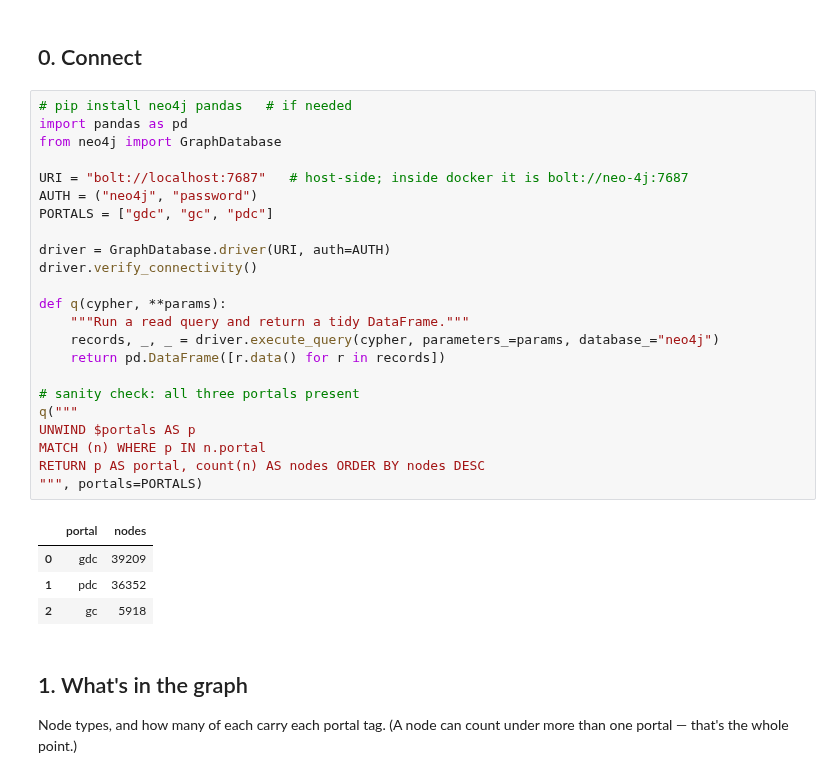
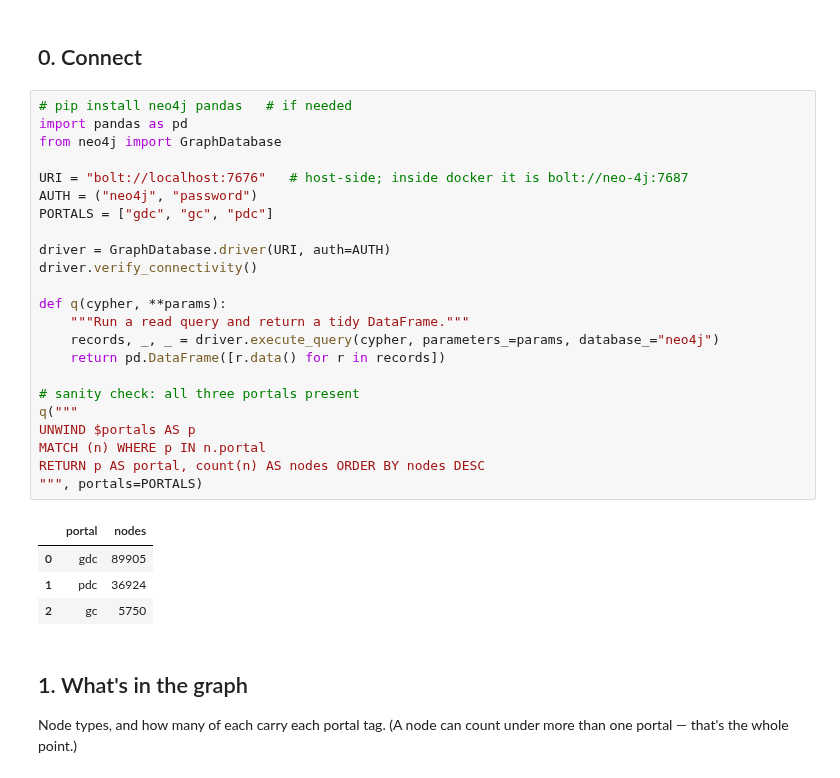
Before and after one commit to gyorilab/dglink, a Jupyter notebook: dglink/applications/mcp/graph_crdc_merged/demo_crdc_merge.ipynb, the cells around one changed output. Cells and saved outputs as stored; diff of their text form.

```diff
--- a/dglink/applications/mcp/graph_crdc_merged/demo_crdc_merge.ipynb
+++ b/dglink/applications/mcp/graph_crdc_merged/demo_crdc_merge.ipynb
@@ -30,31 +30,31 @@ With PDC added, genes now converge across all three portals.
 # %%
 # pip install neo4j pandas   # if needed
 import pandas as pd
 from neo4j import GraphDatabase
 
-URI = "bolt://localhost:7687"   # host-side; inside docker it is bolt://neo-4j:7687
+URI = "bolt://localhost:7676"   # host-side; inside docker it is bolt://neo-4j:7687
 AUTH = ("neo4j", "password")
 PORTALS = ["gdc", "gc", "pdc"]
 
 driver = GraphDatabase.driver(URI, auth=AUTH)
 driver.verify_connectivity()
 
 def q(cypher, **params):
     """Run a read query and return a tidy DataFrame."""
     records, _, _ = driver.execute_query(cypher, parameters_=params, database_="neo4j")
     return pd.DataFrame([r.data() for r in records])
 
 # sanity check: all three portals present
 q("""
 UNWIND $portals AS p
 MATCH (n) WHERE p IN n.portal
 RETURN p AS portal, count(n) AS nodes ORDER BY nodes DESC
 """, portals=PORTALS)
 # %% [output]
 |  | portal | nodes |
-| 0 | gdc | 39209 |
-| 1 | pdc | 36352 |
-| 2 | gc | 5918 |
+| 0 | gdc | 89905 |
+| 1 | pdc | 36924 |
+| 2 | gc | 5750 |
 # %% [markdown]
 ## 1. What's in the graph
 
```
Also changed, not shown: 16 other files.
